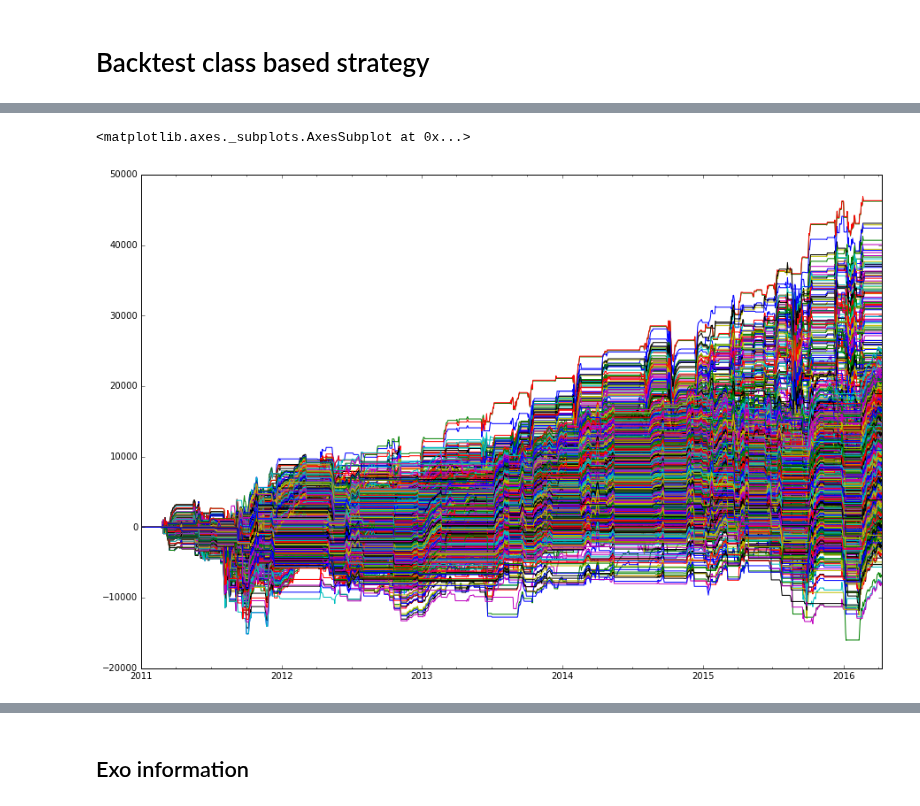
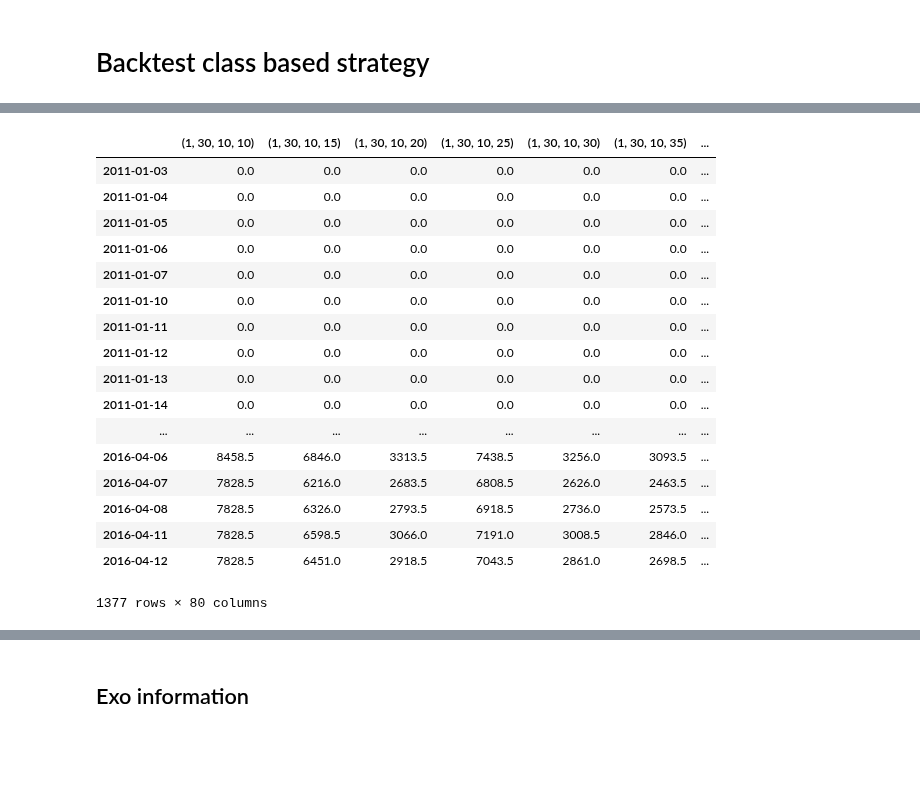
Before and after one commit to trendmanagement/tmqrexo_alexveden, a Jupyter notebook: notebooks/Strategy_MAcrossingTrail_StrategyModule.ipynb, the cells around one changed output, grey strips where cells are left out. Saved outputs shown, nothing was run; the diff lists cells and outputs as text; code cells hidden in the pictures; blank space fills up the shorter version.

```diff
--- a/notebooks/Strategy_MAcrossingTrail_StrategyModule.ipynb
+++ b/notebooks/Strategy_MAcrossingTrail_StrategyModule.ipynb
@@ -115,5 +125,21 @@ smgr.swarm_picked.plot(legend=False)
 # %%
-smgr.swarm.plot(legend=False)
+smgr.swarm.abs()
 # %% [output]
+|  | (1, 30, 10, 10) | (1, 30, 10, 15) | (1, 30, 10, 20) | (1, 30, 10, 25) | (1, 30, 10, 30) | (1, 30, 10, 35) | ... |
+| 2011-01-03 | 0.0 | 0.0 | 0.0 | 0.0 | 0.0 | 0.0 | ... |
+| 2011-01-04 | 0.0 | 0.0 | 0.0 | 0.0 | 0.0 | 0.0 | ... |
+| 2011-01-05 | 0.0 | 0.0 | 0.0 | 0.0 | 0.0 | 0.0 | ... |
+| 2011-01-06 | 0.0 | 0.0 | 0.0 | 0.0 | 0.0 | 0.0 | ... |
+| 2011-01-07 | 0.0 | 0.0 | 0.0 | 0.0 | 0.0 | 0.0 | ... |
+| 2011-01-10 | 0.0 | 0.0 | 0.0 | 0.0 | 0.0 | 0.0 | ... |
+| 2011-01-11 | 0.0 | 0.0 | 0.0 | 0.0 | 0.0 | 0.0 | ... |
+| 2011-01-12 | 0.0 | 0.0 | 0.0 | 0.0 | 0.0 | 0.0 | ... |
+| 2011-01-13 | 0.0 | 0.0 | 0.0 | 0.0 | 0.0 | 0.0 | ... |
+| 2011-01-14 | 0.0 | 0.0 | 0.0 | 0.0 | 0.0 | 0.0 | ... |
+| ... | ... | ... | ... | ... | ... | ... | ... |
+| 2016-04-06 | 8458.5 | 6846.0 | 3313.5 | 7438.5 | 3256.0 | 3093.5 | ... |
+| 2016-04-07 | 7828.5 | 6216.0 | 2683.5 | 6808.5 | 2626.0 | 2463.5 | ... |
+| 2016-04-08 | 7828.5 | 6326.0 | 2793.5 | 6918.5 | 2736.0 | 2573.5 | ... |
+| 2016-04-11 | 7828.5 | 6598.5 | 3066.0 | 7191.0 | 3008.5 | 2846.0 | ... |
+| 2016-04-12 | 7828.5 | 6451.0 | 2918.5 | 7043.5 | 2861.0 | 2698.5 | ... |
-<matplotlib.axes._subplots.AxesSubplot at 0x...>
+1377 rows × 80 columns
-[figure, removed]
```
Also changed, not shown: parts of 5 cells of this notebook, 2 other files.
